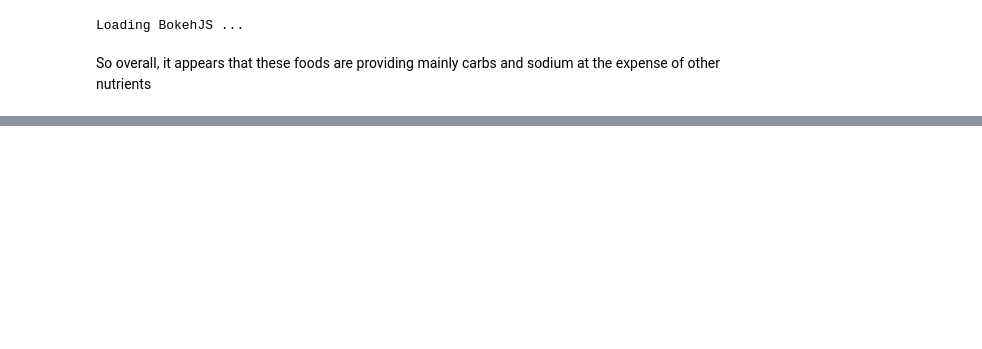
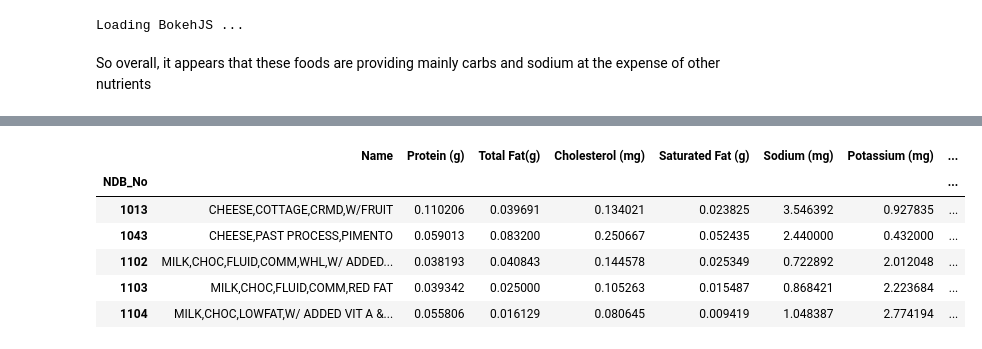
Before and after one commit to jaideng123/FoodDude, a Jupyter notebook: Food Dude.ipynb, the cells around one changed output, grey strips where cells are left out. Saved outputs shown, nothing was run; the diff lists cells and outputs as text; code cells hidden in the pictures; blank space fills up the shorter version.

```diff
--- a/Food Dude.ipynb
+++ b/Food Dude.ipynb
@@ -251,0 +256,48 @@ So overall, it appears that these foods are providing mainly carbs and sodium at
+# %%
+# Here we do some preliminary data preparation, mostly copying what was done before.
+
+calfoods = pd.read_csv('ABBREV.csv', index_col=0)
+
+#Rename some of our columns to something a bit easier on the eyes
+calfoods = calfoods.rename(index=str,columns={'Shrt_Desc':'Name','Protein_(g)':'Protein (g)','Lipid_Tot_(g)':'Total Fat(g)','Cholestrl_(mg)':'Cholesterol (mg)',
+               'FA_Sat_(g)':'Saturated Fat (g)','Sodium_(mg)':'Sodium (mg)','Potassium_(mg)':'Potassium (mg)',
+               'Carbohydrt_(g)':'Carbohydrates (g)','Fiber_TD_(g)':'Fiber (g)','Energ_Kcal':'Calories'})
+# Look at a specific subset of nutrients
+calnutrients = ['Name','Protein (g)','Total Fat(g)','Cholesterol (mg)',
+               'Saturated Fat (g)','Sodium (mg)','Potassium (mg)',
+               'Carbohydrates (g)','Fiber (g)','Calories']
+calfoods = calfoods[calnutrients]
+calfoods = calfoods.fillna(0)
+# Get rid of foods we dont have serving sizes for
+calfoods = calfoods[calfoods.apply(lambda x:x['Calories'] > 0, axis=1)]
+
+# Convert sodium and potassium to grams
+
+
+# Normalizing all our foods to 1 calorie
+def normalizeNutrientsCal(x):
+    ratio = x['Calories']
+    for nutrient in calnutrients:
+        if(type(x[nutrient]) is str):
+            continue
+        x[nutrient] = x[nutrient]/ratio
+    return x
+calfoods = calfoods.apply(normalizeNutrientsCal,axis=1)
+calfoods.head()
+
+# We only want foods that have a chance to sustain our needs
+def filterNutrientsCal(x):
+    for nutrient in calnutrients:
+        if(x[nutrient] <= 0):
+            return False
+    return True
+calfoods = calfoods[foods.apply(filterNutrientsCal, axis=1)]
+calfoods.head(5)
+# %% [output]
+|  | Name | Protein (g) | Total Fat(g) | Cholesterol (mg) | Saturated Fat (g) | Sodium (mg) | Potassium (mg) | ... |
+| NDB_No |  |  |  |  |  |  |  | ... |
+| 1013 | CHEESE,COTTAGE,CRMD,W/FRUIT | 0.110206 | 0.039691 | 0.134021 | 0.023825 | 3.546392 | 0.927835 | ... |
+| 1043 | CHEESE,PAST PROCESS,PIMENTO | 0.059013 | 0.083200 | 0.250667 | 0.052435 | 2.440000 | 0.432000 | ... |
+| 1102 | MILK,CHOC,FLUID,COMM,WHL,W/ ADDED... | 0.038193 | 0.040843 | 0.144578 | 0.025349 | 0.722892 | 2.012048 | ... |
+| 1103 | MILK,CHOC,FLUID,COMM,RED FAT | 0.039342 | 0.025000 | 0.105263 | 0.015487 | 0.868421 | 2.223684 | ... |
+| 1104 | MILK,CHOC,LOWFAT,W/ ADDED VIT A &... | 0.055806 | 0.016129 | 0.080645 | 0.009419 | 1.048387 | 2.774194 | ... |
```
Also changed, not shown: parts of 13 cells of this notebook.
